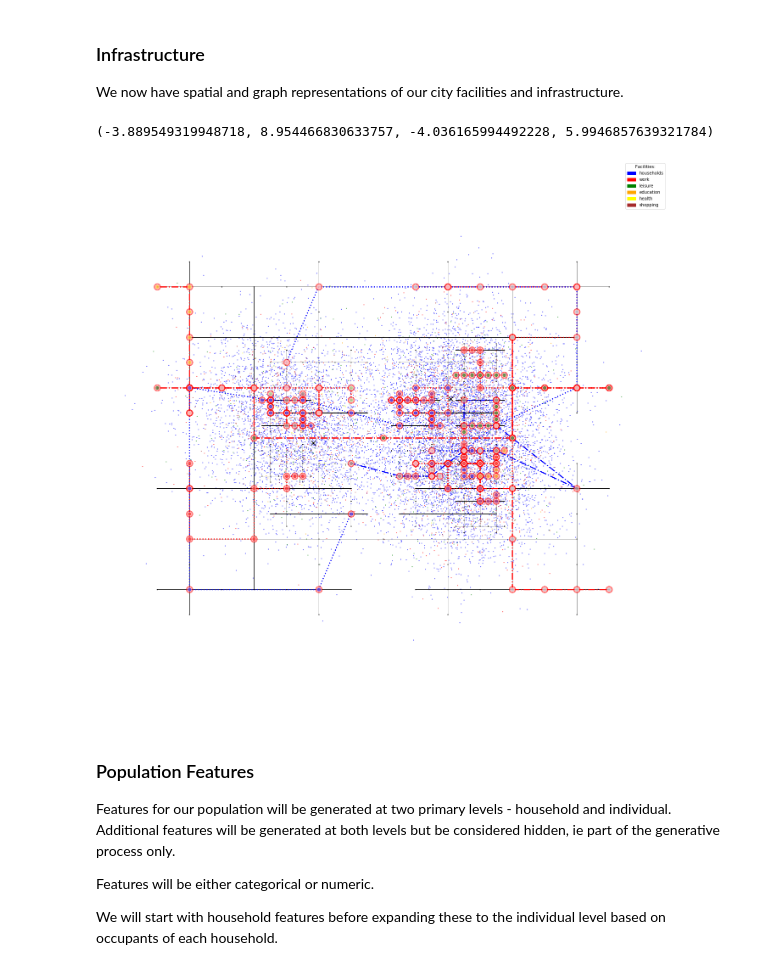
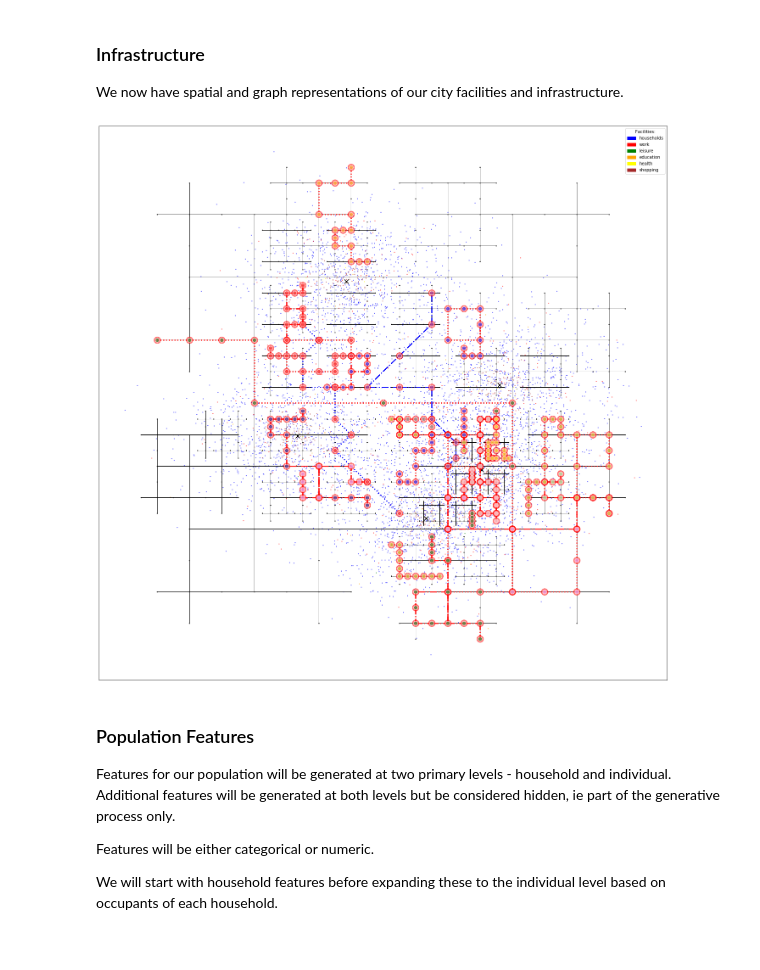
Before and after one commit to fredshone/citychef, a Jupyter notebook: census-and-travel-survey-generation.ipynb, the cells around one changed output. Cells and saved outputs as stored; diff of their text form; code cells hidden in the pictures.

Commit message:
nx node naming error

```diff
--- a/census-and-travel-survey-generation.ipynb
+++ b/census-and-travel-survey-generation.ipynb
@@ -61,7 +61,7 @@ First we generate the location of various facilities, including households where
 3. poisson sample number of facilities of each type around each centre
 4. gaussian sample locations of facilities around each centre
 # %%
-bbox = np.array([[0,0],[5,5]])  # min x, min y, max x, max y (KMs)
-centres = spatial.Centres(bbox, density = 0.2)
+bbox = np.array([[0,0],[2,2]])  # min x, min y, max x, max y (KMs)
+centres = spatial.Centres(bbox, density = 1)
 centres
 # %% [output]
@@ -70,11 +70,11 @@ centres
 # %%
 facilities = {
-    'households': spatial.Clusters(centres, size=10000, sigma=1),
-    'work': spatial.Clusters(centres, size=1000, sigma=1),
-    'leisure': spatial.Clusters(centres, size=500, sigma=1),
-    'education': spatial.Clusters(centres, size=100, sigma=1),
-    'health': spatial.Clusters(centres, size=100, sigma=.5),
-    'shopping': spatial.Clusters(centres, size=1000, sigma=.7),
+    'households': spatial.Clusters(centres, size=5000, sigma=.3),
+    'work': spatial.Clusters(centres, size=500, sigma=.3),
+    'leisure': spatial.Clusters(centres, size=10, sigma=.3),
+    'education': spatial.Clusters(centres, size=50, sigma=.3),
+    'health': spatial.Clusters(centres, size=50, sigma=.1),
+    'shopping': spatial.Clusters(centres, size=500, sigma=.1),
 }
 bbox = spatial.collect_bbox(facilities) # adjust the bbox for max extends
 # %%
@@ -93,7 +93,7 @@ Edges are assigned a distance, a freespeed (based on distance) and a freeflow tr
 1. Build a grid tree with maximum household density of N.
 2. Build a network of roads from the grid tree
 # %%
-car_network = graph.TreeNetwork(bbox, facilities['households'], grid='regular', max_points=500)
+car_network = graph.TreeNetwork(bbox, facilities['households'], grid='regular', max_points=100)
 car_network.plot()
 # %% [output]
 The iterable function was deprecated in Matplotlib 3.1 and will be removed in 3.3. Use np.iterable instead.
@@ -151,7 +151,7 @@ Edges are assigned a distance, a speed (based on distance) and a resulting trave
 # %%
 # first we extract potential locations for stations, we force stations to match vertices
 # from the road ntwork, eg :
-potential_stations = np.array([v['pos'] for k, v in car_network.g.nodes.items() if k[-6:] == 'centre'])
+potential_stations = np.array([v['pos'] for k, v in car_network.g.nodes.items() if k[:2] == '00'])
 rail_network = graph.DelaunayNetwork(potential_stations)
 
 trains = graph.Transit(rail_network, facilities['households'])
@@ -159,7 +159,7 @@ train_routes = trains.build_routes(num_routes=2, max_length=10, min_length=10, s
 
 fig, ax = plt.subplots(1, 1, figsize=(24, 24))
 car_network.plot(ax=ax)
-trains.plot(ax=ax)
+trains.plot(ax=ax, line_colour='blue')
 # %% [output]
 The iterable function was deprecated in Matplotlib 3.1 and will be removed in 3.3. Use np.iterable instead.
   if not cb.iterable(width):
@@ -182,13 +182,12 @@ We now have spatial and graph representations of our city facilities and infrast
 # %%
 fig, ax = plt.subplots(1, 1, figsize=(24, 24))
 spatial.plot_facilities(facilities, centres=centres, ax=ax)
 car_network.plot(ax=ax)
 buses.plot(ax=ax)
 trains.plot(ax=ax, line_colour='blue')
 fig.patch.set_visible(False)
-ax.axis('off')
-plt.axis('equal')
+# ax.axis('off')
+# plt.axis('equal')
 # %% [output]
-(-3.889549319948718, 8.954466830633757, -4.036165994492228, 5.9946857639321784)
-[figure, old version]
+[figure, new version]
 # %%
```
Also changed, not shown: parts of 24 cells of this notebook, 9 other files.
